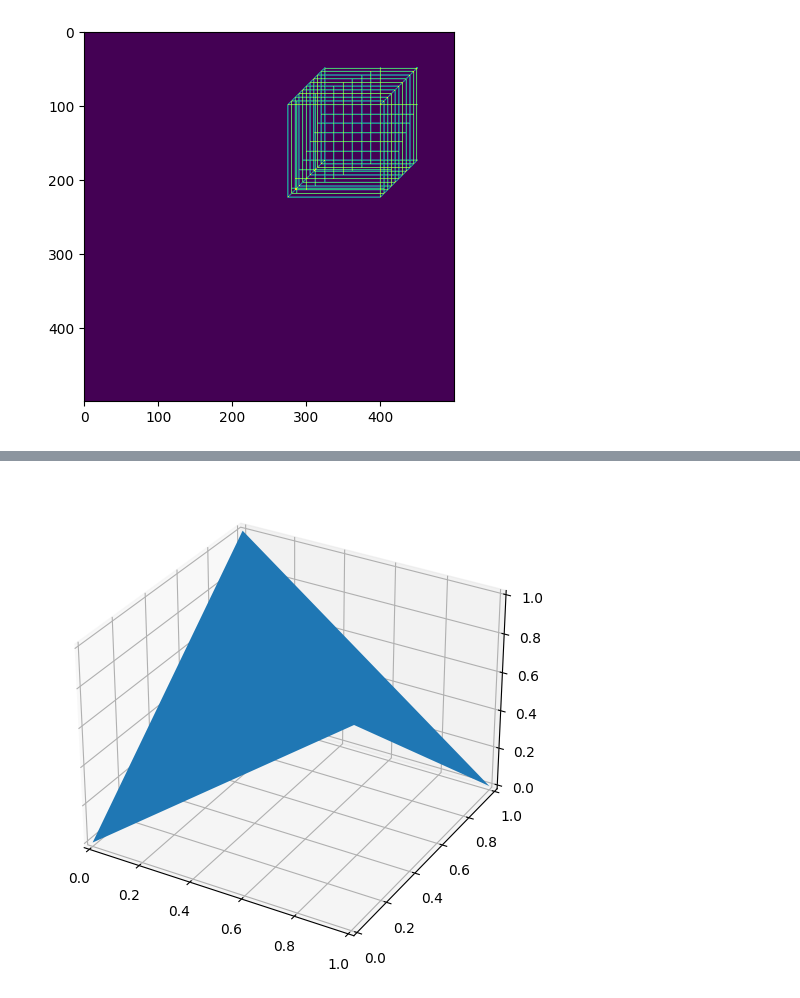
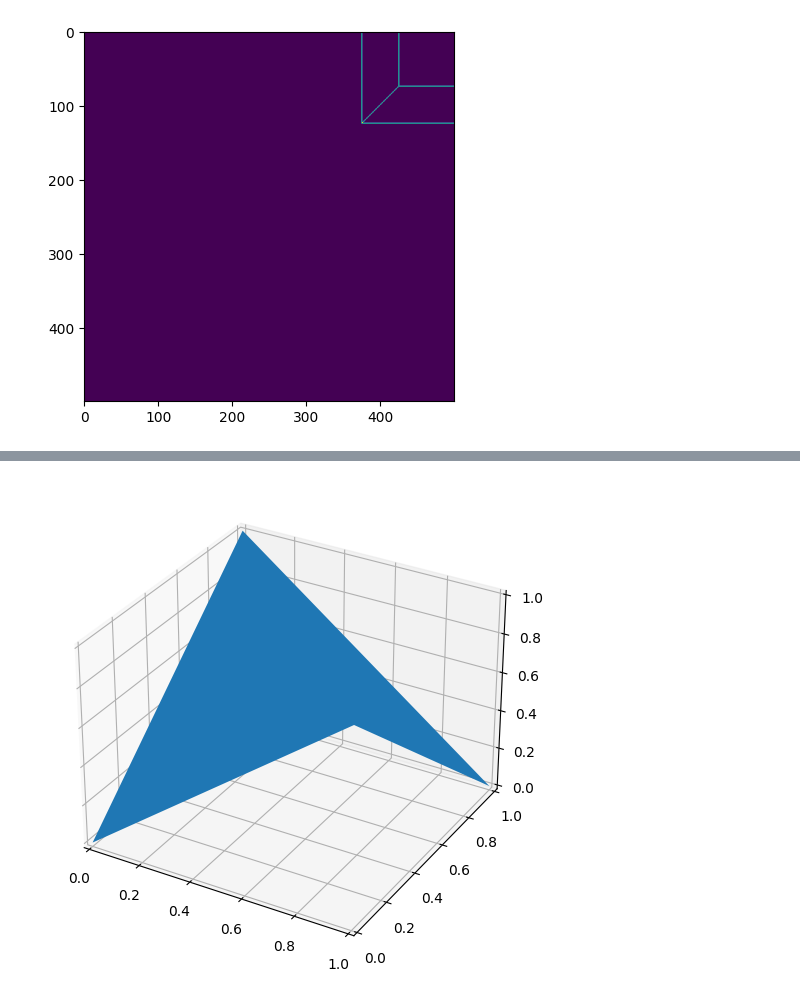
Before and after one commit to Beloin/PythonGraphicLibrary, a Jupyter notebook: wireframe_raster.ipynb, the cells around one changed output, grey strips where cells are left out. Saved outputs shown, nothing was run; the diff lists cells and outputs as text; code cells hidden in the pictures.

```diff
--- a/wireframe_raster.ipynb
+++ b/wireframe_raster.ipynb
@@ -7,19 +7,19 @@ from mpl_toolkits.mplot3d.art3d import Poly3DCollection
 # %%
 # TODO: Yet we need to project on 2D plane
 scale_x, scale_y = (500, 500)
 scale = (scale_x, scale_y)
 
-edge = wireframe.cube(.5, origin=.1, res=.1, dist=.2)
+edge = wireframe.cube(.5, res=.1, dist=.2)
 
 polygon = raster.draw_edge_list(edge.raw(), scale)
 
 mx = [[0 for _ in range(scale_x)] for _ in range(scale_y)]
 raster.insert_points(mx, polygon)
 
 plt.imshow(raster.convert_img(mx))
 plt.show()
 # %% [output]
-[figure, old version]
+[figure, new version]
 # %%
 fig = plt.figure()
 ax = Axes3D(fig, auto_add_to_figure=False)
```
Also changed, not shown: parts of 1 cell of this notebook, 1 other file.
